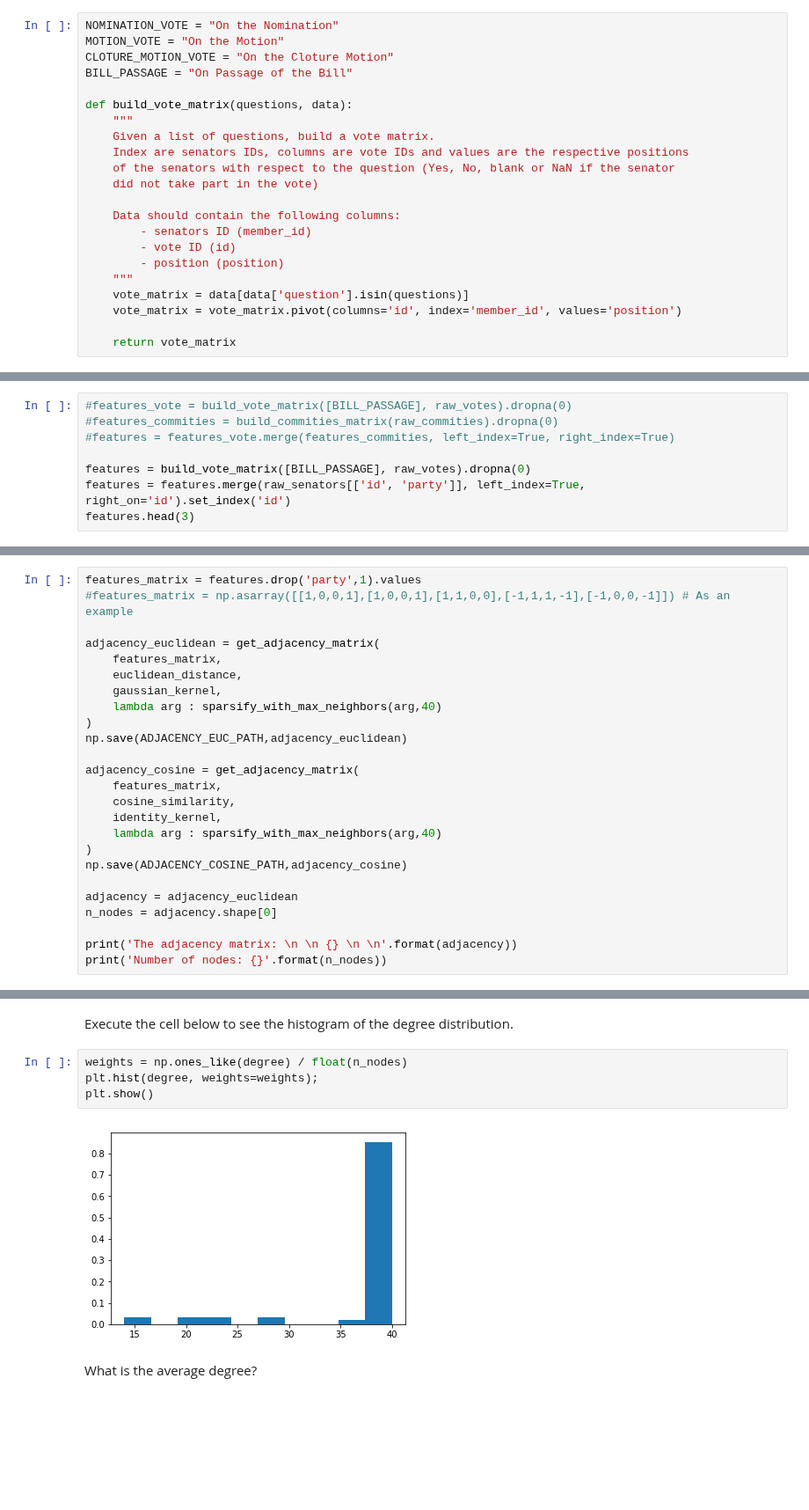
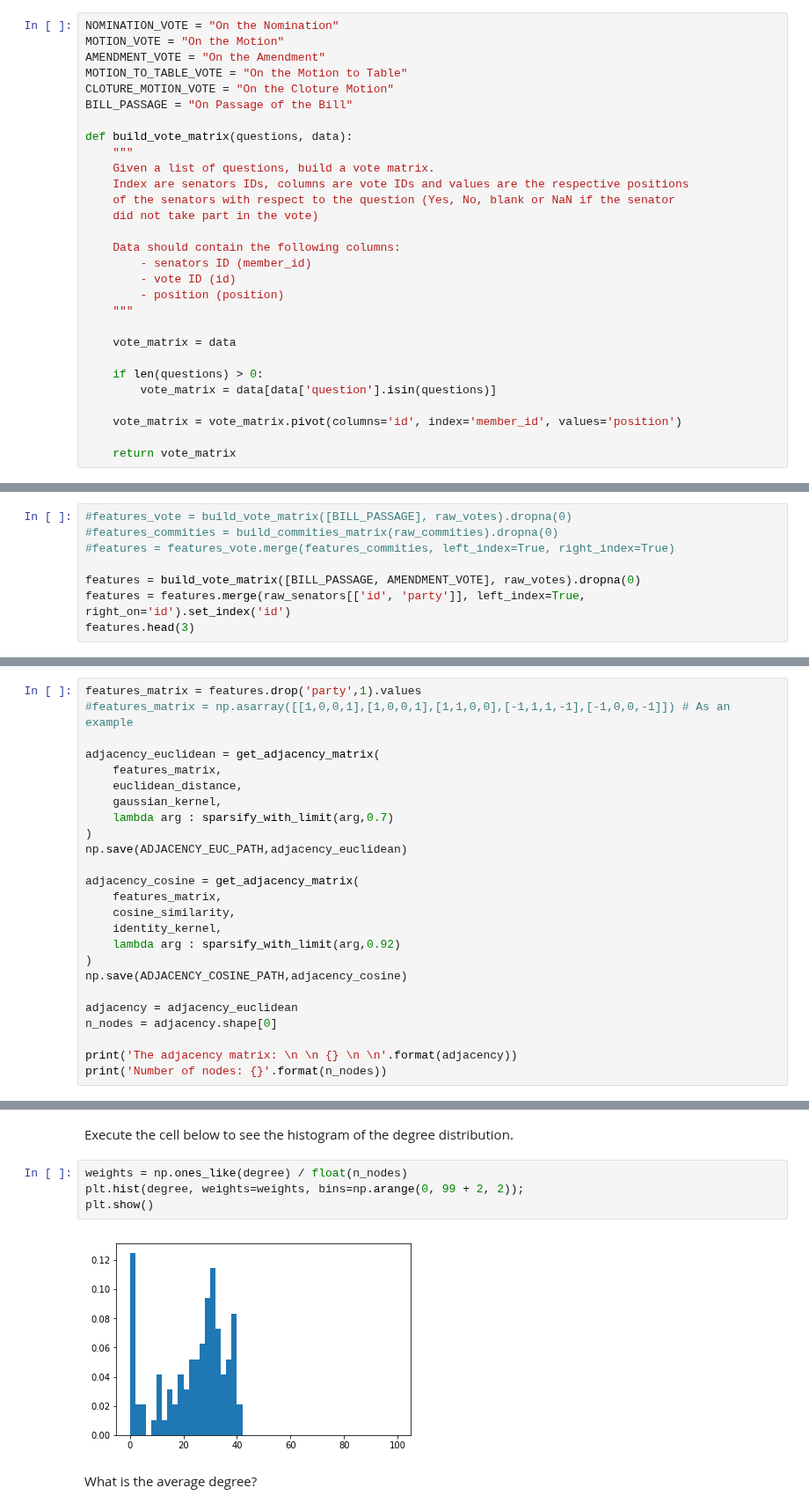
Before and after one commit to lkiel/US-Senators, a Jupyter notebook: milestones/Team-18_Milestone1_Network-Properties.ipynb, the cells around one changed output, grey strips where cells are left out. Shown at 88% size. Drawn from its saved outputs; the diff is of its cells as text; blank space fills up the shorter version.

```diff
--- a/milestones/Team-18_Milestone1_Network-Properties.ipynb
+++ b/milestones/Team-18_Milestone1_Network-Properties.ipynb
@@ -109,6 +109,8 @@ def process_vote_file(file_path, since_congress=115):
 # %%
 NOMINATION_VOTE = "On the Nomination"
 MOTION_VOTE = "On the Motion"
+AMENDMENT_VOTE = "On the Amendment"
+MOTION_TO_TABLE_VOTE = "On the Motion to Table"
 CLOTURE_MOTION_VOTE = "On the Cloture Motion"
 BILL_PASSAGE = "On Passage of the Bill"
 
@@ -124,7 +126,12 @@ def build_vote_matrix(questions, data):
         - vote ID (id)
         - position (position)
     """
-    vote_matrix = data[data['question'].isin(questions)]
+
+    vote_matrix = data
+
+    if len(questions) > 0:
+        vote_matrix = data[data['question'].isin(questions)]
+
     vote_matrix = vote_matrix.pivot(columns='id', index='member_id', values='position')
 
     return vote_matrix
@@ -156,7 +163,7 @@ Processing vote data for votes_A000355.csv
 #features_commities = build_commities_matrix(raw_commities).dropna(0)
 #features = features_vote.merge(features_commities, left_index=True, right_index=True)
 
-features = build_vote_matrix([BILL_PASSAGE], raw_votes).dropna(0)
+features = build_vote_matrix([BILL_PASSAGE, AMENDMENT_VOTE], raw_votes).dropna(0)
 features = features.merge(raw_senators[['id', 'party']], left_index=True, right_on='id').set_index('id')
 features.head(3)
 # %% [output]
@@ -292,7 +300,7 @@ adjacency_euclidean = get_adjacency_matrix(
     features_matrix,
     euclidean_distance,
     gaussian_kernel,
-    lambda arg : sparsify_with_max_neighbors(arg,40)
+    lambda arg : sparsify_with_limit(arg,0.7)
 )
 np.save(ADJACENCY_EUC_PATH,adjacency_euclidean)
 
@@ -300,7 +308,7 @@ adjacency_cosine = get_adjacency_matrix(
     features_matrix,
     cosine_similarity,
     identity_kernel,
-    lambda arg : sparsify_with_max_neighbors(arg,40)
+    lambda arg : sparsify_with_limit(arg,0.92)
 )
 np.save(ADJACENCY_COSINE_PATH,adjacency_cosine)
 
@@ -428,10 +436,10 @@ assert len(degree) == n_nodes
 Execute the cell below to see the histogram of the degree distribution.
 # %%
 weights = np.ones_like(degree) / float(n_nodes)
-plt.hist(degree, weights=weights);
+plt.hist(degree, weights=weights, bins=np.arange(0, 99 + 2, 2));
 plt.show()
 # %% [output]
-[figure, old version]
+[figure, new version]
 # %% [markdown]
 What is the average degree?
 # %%
```
Also changed, not shown: parts of 14 cells of this notebook, 4 other files.
